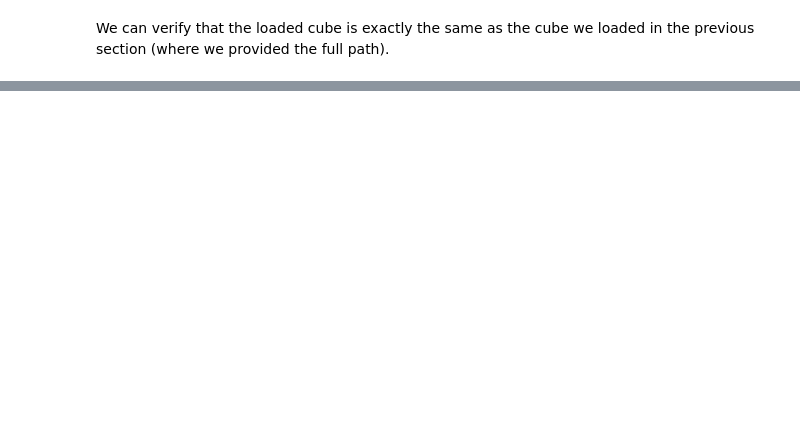
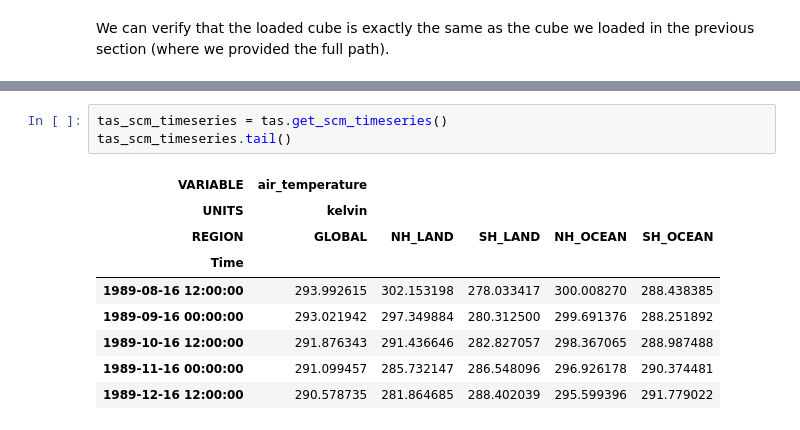
Before and after one commit to znicholls/netcdf-scm, a Jupyter notebook: notebooks/demo.ipynb, the cells around one changed output, grey strips where cells are left out. Drawn from its saved outputs; the diff is of its cells as text; blank space fills up the shorter version.

```diff
--- a/notebooks/demo.ipynb
+++ b/notebooks/demo.ipynb
@@ -82,0 +109,13 @@ AttributeError: 'MarbleCMIP5Cube' object has no attribute 'cube'
+# %%
+tas_scm_timeseries = tas.get_scm_timeseries()
+tas_scm_timeseries.tail()
+# %% [output]
+| VARIABLE | air_temperature |  |  |  |  |
+| UNITS | kelvin |  |  |  |  |
+| REGION | GLOBAL | NH_LAND | SH_LAND | NH_OCEAN | SH_OCEAN |
+| Time |  |  |  |  |  |
+| 1989-08-16 12:00:00 | 293.992615 | 302.153198 | 278.033417 | 300.008270 | 288.438385 |
+| 1989-09-16 00:00:00 | 293.021942 | 297.349884 | 280.312500 | 299.691376 | 288.251892 |
+| 1989-10-16 12:00:00 | 291.876343 | 291.436646 | 282.827057 | 298.367065 | 288.987488 |
+| 1989-11-16 00:00:00 | 291.099457 | 285.732147 | 286.548096 | 296.926178 | 290.374481 |
+| 1989-12-16 12:00:00 | 290.578735 | 281.864685 | 288.402039 | 295.599396 | 291.779022 |
```
Also changed, not shown: parts of 12 cells of this notebook, 2 other files.
